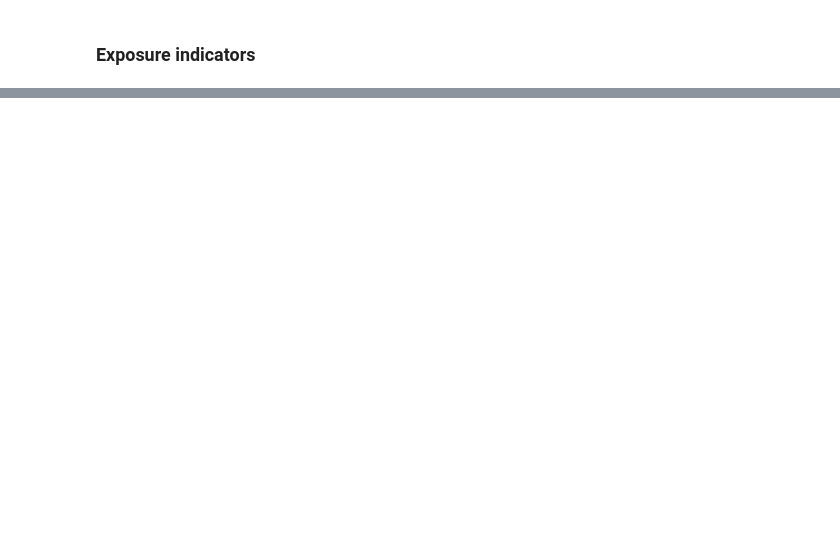
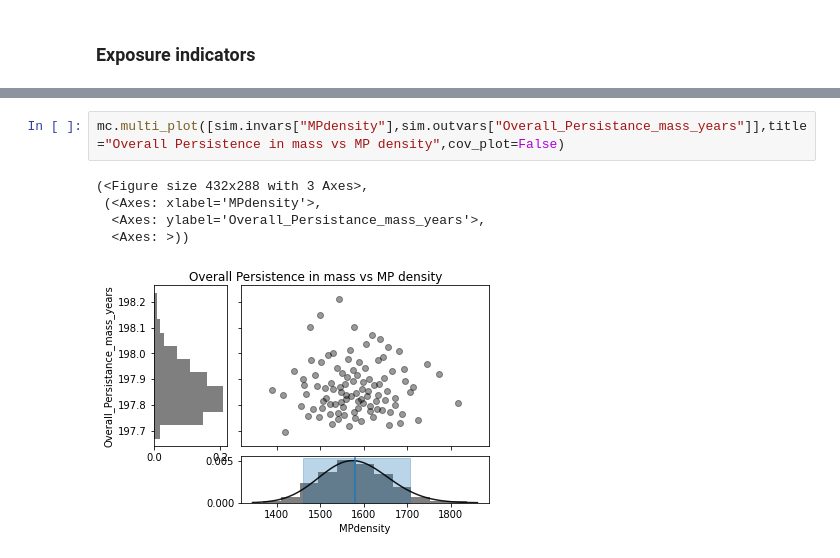
Before and after one commit to microplastics-cluster/UTOPIA_model, a Jupyter notebook: UTOPIA_test_notebook.ipynb, the cells around one changed output, grey strips where cells are left out. Drawn from its saved outputs; the diff is of its cells as text; blank space fills up the shorter version.

```diff
--- a/UTOPIA_test_notebook.ipynb
+++ b/UTOPIA_test_notebook.ipynb
@@ -778,0 +1190,8 @@ Characteristic particle number travel distance (CDT):  4554.5  km
+# %%
+mc.multi_plot([sim.invars["MPdensity"],sim.outvars["Overall_Persistance_mass_years"]],title="Overall Persistence in mass vs MP density",cov_plot=False)
+# %% [output]
+(<Figure size 432x288 with 3 Axes>,
+ (<Axes: xlabel='MPdensity'>,
+  <Axes: ylabel='Overall_Persistance_mass_years'>,
+  <Axes: >))
+[figure, added]
```
Also changed, not shown: parts of 46 cells of this notebook, 33 other files.
